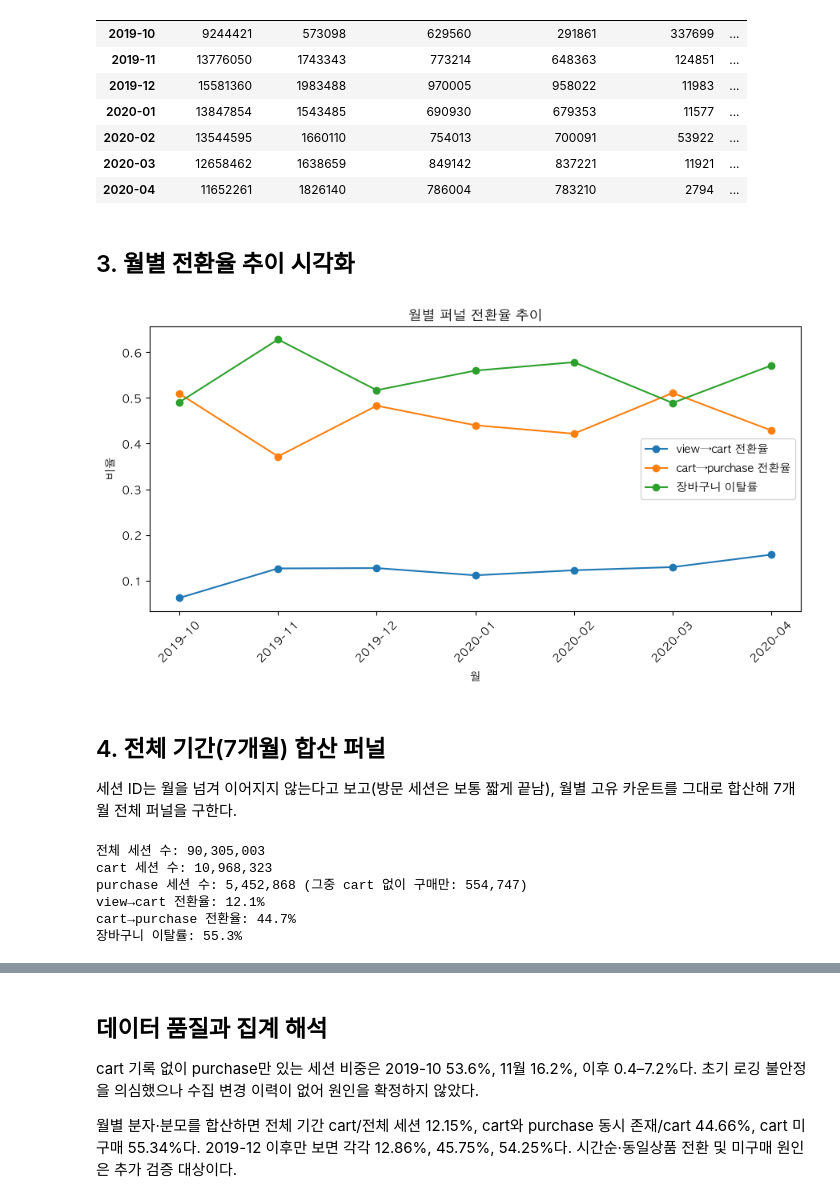
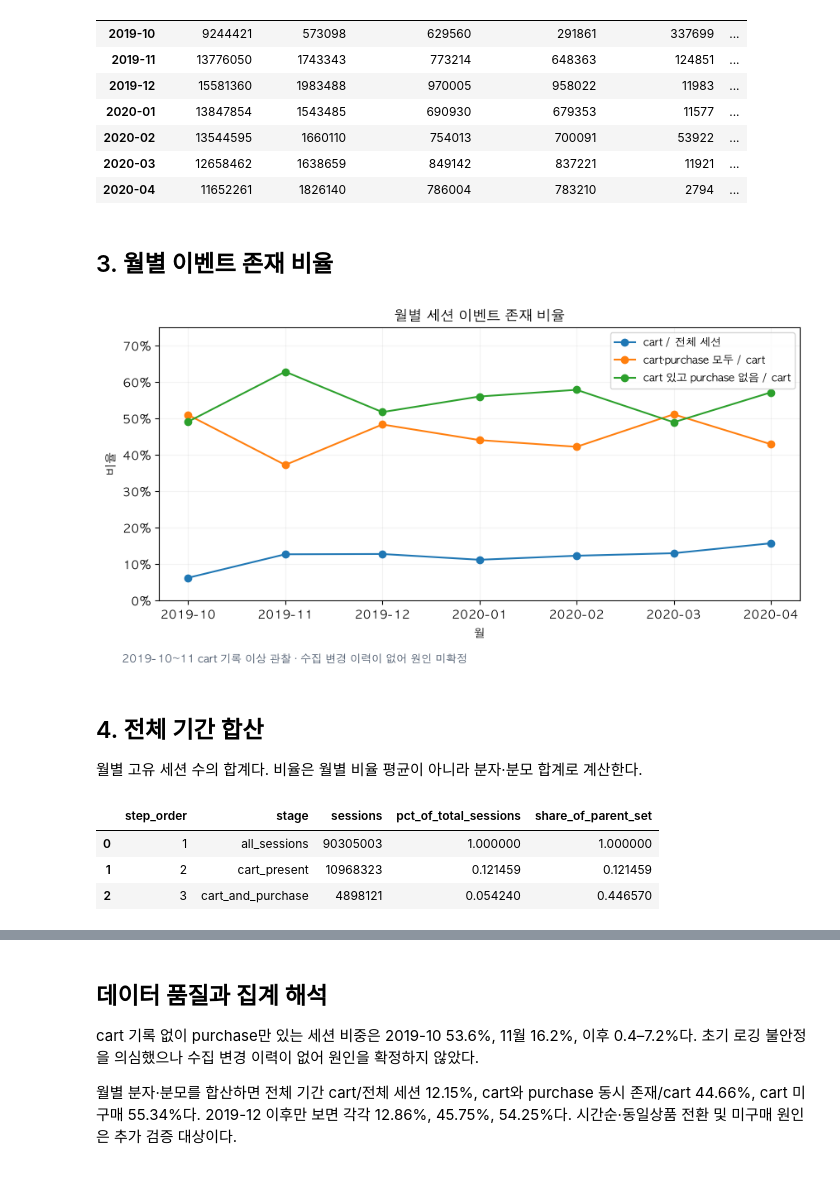
Before and after one commit to rlarbals1210/ecommerce-retention-analysis, a Jupyter notebook: notebooks/03_funnel.ipynb, the cells around one changed output, grey strips where cells are left out. Saved outputs shown, nothing was run; the diff lists cells and outputs as text; code cells hidden in the pictures.

Commit message:
fix: align session metrics across charts and Tableau exports

```diff
--- a/notebooks/03_funnel.ipynb
+++ b/notebooks/03_funnel.ipynb
@@ -16,17 +12,10 @@ purchase도 있는 세션)을 직접 계산해 정확도를 높인다.
 # %%
 import sys
 from pathlib import Path
-
 sys.path.insert(0, str(Path.cwd().parent))
-
 import config
-from src import load
-
+from src import load, funnel_reports
 import pandas as pd
 import matplotlib.pyplot as plt
-
 pd.set_option("display.max_columns", None)
-
-plt.rcParams["font.family"] = "AppleGothic"  # 맥북 한글 깨짐 방지
-plt.rcParams["axes.unicode_minus"] = False
 # %% [markdown]
@@ -78,11 +66,5 @@ for label, path in zip(month_labels, config.RAW_PATHS):
 # %%
-monthly_funnel = pd.DataFrame(monthly_stats).set_index("month")
-
-monthly_funnel["purchase_no_cart"] = monthly_funnel["purchase_sessions"] - monthly_funnel["cart_and_purchase"]
-monthly_funnel["view_to_cart_rate"] = monthly_funnel["cart_sessions"] / monthly_funnel["total_sessions"]
-monthly_funnel["cart_to_purchase_rate"] = monthly_funnel["cart_and_purchase"] / monthly_funnel["cart_sessions"]
-monthly_funnel["cart_abandonment_rate"] = 1 - monthly_funnel["cart_to_purchase_rate"]
-
+monthly_funnel, overall_funnel = funnel_reports.export(pd.DataFrame(monthly_stats))
 monthly_funnel
 # %% [output]
 |  | total_sessions | cart_sessions | purchase_sessions | cart_and_purchase | purchase_no_cart | ... |
@@ -95,45 +77,21 @@ monthly_funnel
 | 2020-03 | 12658462 | 1638659 | 849142 | 837221 | 11921 | ... |
 | 2020-04 | 11652261 | 1826140 | 786004 | 783210 | 2794 | ... |
 # %% [markdown]
-## 3. 월별 전환율 추이 시각화
+## 3. 월별 이벤트 존재 비율
 # %%
-fig, ax = plt.subplots(figsize=(9, 5))
-ax.plot(monthly_funnel.index, monthly_funnel["view_to_cart_rate"], marker="o", label="view→cart 전환율")
-ax.plot(monthly_funnel.index, monthly_funnel["cart_to_purchase_rate"], marker="o", label="cart→purchase 전환율")
-ax.plot(monthly_funnel.index, monthly_funnel["cart_abandonment_rate"], marker="o", label="장바구니 이탈률")
-ax.set_title("월별 퍼널 전환율 추이")
-ax.set_xlabel("월")
-ax.set_ylabel("비율")
-ax.legend()
-plt.xticks(rotation=45)
-plt.tight_layout()
-plt.savefig(config.FIGURES_DIR / "03_funnel_monthly_trend.png", dpi=150)
+funnel_reports.plot_monthly(monthly_funnel)
 plt.show()
 # %% [output]
-[figure, old version]
+[figure, new version]
 # %% [markdown]
-## 4. 전체 기간(7개월) 합산 퍼널
+## 4. 전체 기간 합산
 
-세션 ID는 월을 넘겨 이어지지 않는다고 보고(방문 세션은 보통 짧게 끝남), 월별 고유 카운트를
-그대로 합산해 7개월 전체 퍼널을 구한다.
+월별 고유 세션 수의 합계다. 비율은 월별 비율 평균이 아니라 분자·분모 합계로 계산한다.
 # %%
-overall = monthly_funnel[["total_sessions", "cart_sessions", "purchase_sessions", "cart_and_purchase", "purchase_no_cart"]].sum()
-
-overall_view_to_cart = overall["cart_sessions"] / overall["total_sessions"]
-overall_cart_to_purchase = overall["cart_and_purchase"] / overall["cart_sessions"]
-overall_abandonment = 1 - overall_cart_to_purchase
-
-print(f"전체 세션 수: {overall['total_sessions']:,}")
-print(f"cart 세션 수: {overall['cart_sessions']:,}")
-print(f"purchase 세션 수: {overall['purchase_sessions']:,} (그중 cart 없이 구매만: {overall['purchase_no_cart']:,})")
-print(f"view→cart 전환율: {overall_view_to_cart:.1%}")
-print(f"cart→purchase 전환율: {overall_cart_to_purchase:.1%}")
-print(f"장바구니 이탈률: {overall_abandonment:.1%}")
+overall_funnel
 # %% [output]
-전체 세션 수: 90,305,003
-cart 세션 수: 10,968,323
-purchase 세션 수: 5,452,868 (그중 cart 없이 구매만: 554,747)
-view→cart 전환율: 12.1%
-cart→purchase 전환율: 44.7%
-장바구니 이탈률: 55.3%
+|  | step_order | stage | sessions | pct_of_total_sessions | share_of_parent_set |
+| 0 | 1 | all_sessions | 90305003 | 1.000000 | 1.000000 |
+| 1 | 2 | cart_present | 10968323 | 0.121459 | 0.121459 |
+| 2 | 3 | cart_and_purchase | 4898121 | 0.054240 | 0.446570 |
 # %%
```
Also changed, not shown: parts of 5 cells of this notebook, 13 other files.
